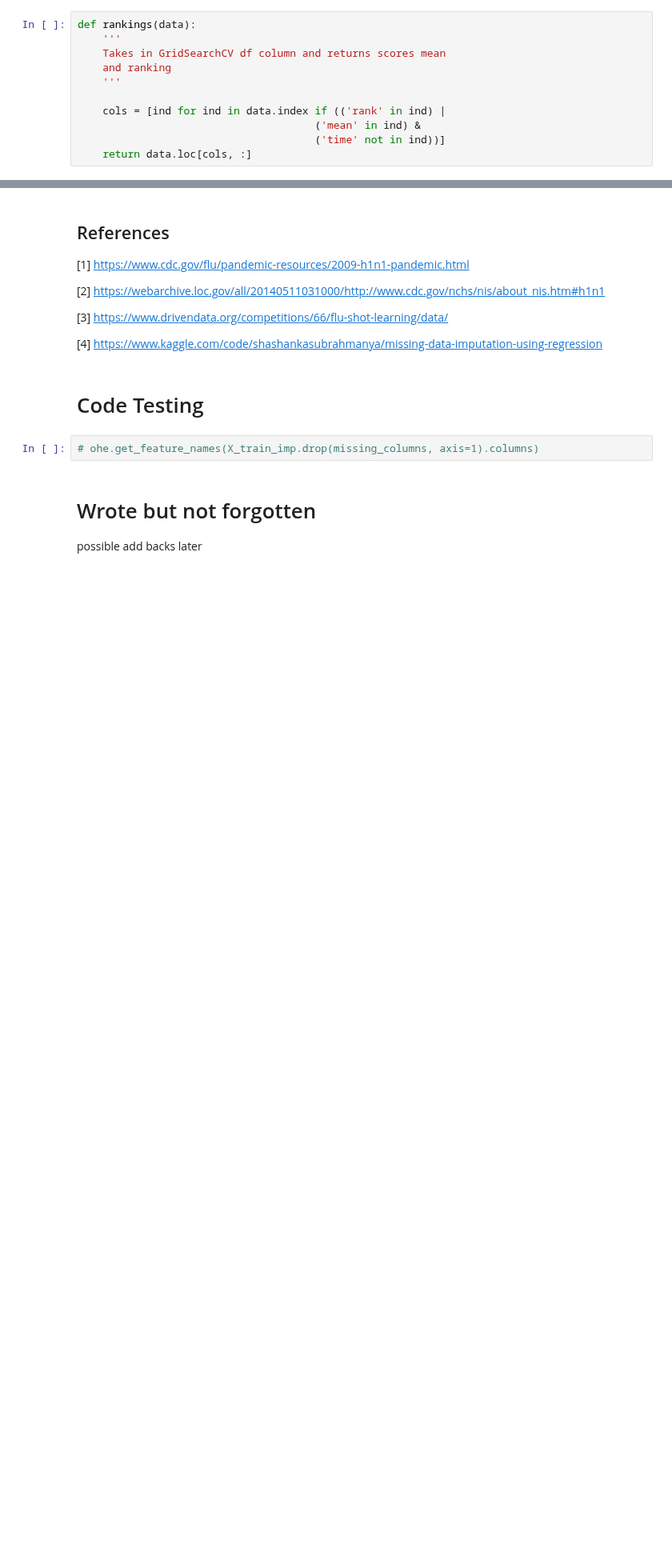
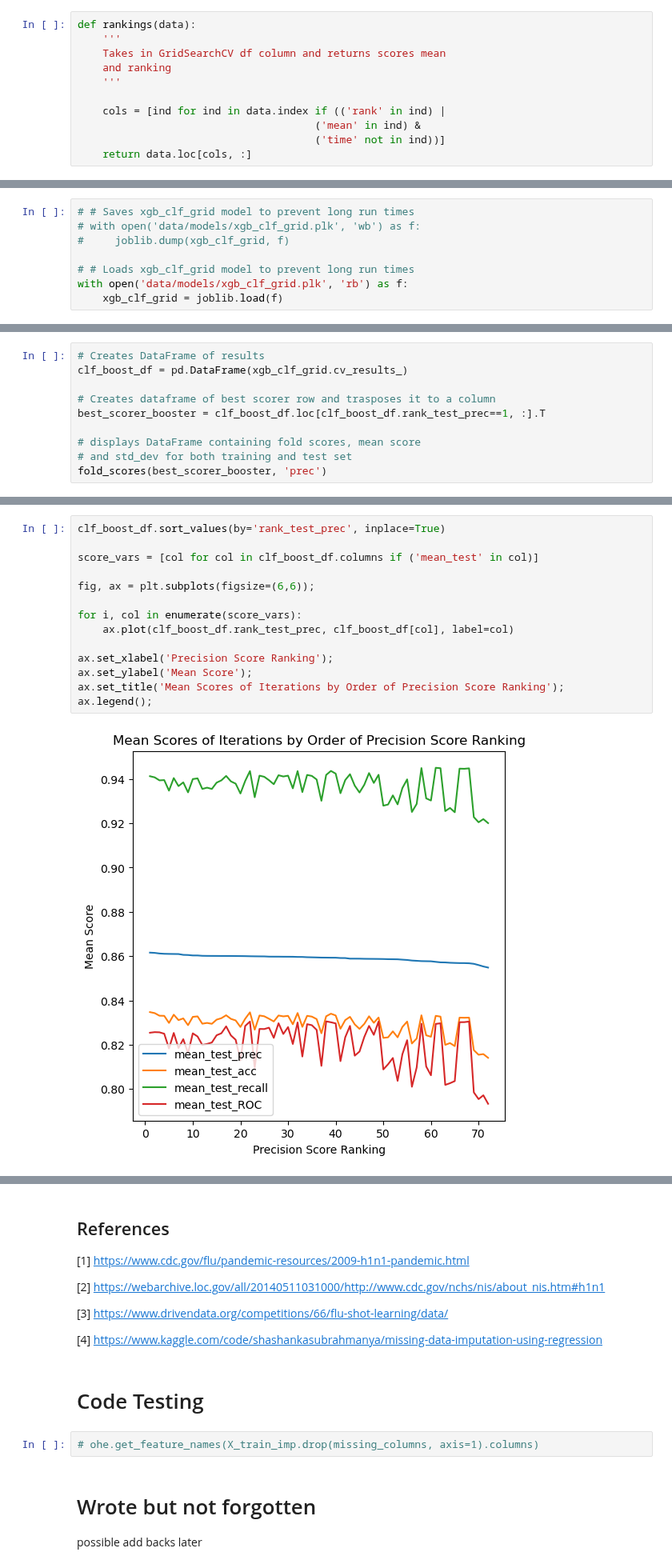
Before and after one commit to cschneck7/phase_3_project, a Jupyter notebook: H1N1 Vaccine Classification Notebook.ipynb, the cells around one changed output, grey strips where cells are left out. Shown at 80% size. Cells and saved outputs as stored; diff of their text form; blank space fills up the shorter version.

```diff
--- a/H1N1 Vaccine Classification Notebook.ipynb
+++ b/H1N1 Vaccine Classification Notebook.ipynb
@@ -1108,0 +1182,8 @@ param_grid = {
+# %%
+# # Saves xgb_clf_grid model to prevent long run times
+# with open('data/models/xgb_clf_grid.plk', 'wb') as f:
+#     joblib.dump(xgb_clf_grid, f)
+
+# # Loads xgb_clf_grid model to prevent long run times
+with open('data/models/xgb_clf_grid.plk', 'rb') as f:
+    xgb_clf_grid = joblib.load(f)
@@ -1108,0 +1196,10 @@ param_grid = {
+# %%
+# Creates DataFrame of results
+clf_boost_df = pd.DataFrame(xgb_clf_grid.cv_results_)
+
+# Creates dataframe of best scorer row and trasposes it to a column
+best_scorer_booster = clf_boost_df.loc[clf_boost_df.rank_test_prec==1, :].T
+
+# displays DataFrame containing fold scores, mean score
+# and std_dev for both training and test set
+fold_scores(best_scorer_booster, 'prec')
@@ -1108,0 +1236,16 @@ param_grid = {
+# %%
+clf_boost_df.sort_values(by='rank_test_prec', inplace=True)
+
+score_vars = [col for col in clf_boost_df.columns if ('mean_test' in col)]
+
+fig, ax = plt.subplots(figsize=(6,6));
+
+for i, col in enumerate(score_vars):
+    ax.plot(clf_boost_df.rank_test_prec, clf_boost_df[col], label=col)
+
+ax.set_xlabel('Precision Score Ranking');
+ax.set_ylabel('Mean Score');
+ax.set_title('Mean Scores of Iterations by Order of Precision Score Ranking');
+ax.legend();
+# %% [output]
+[figure, added]
```
Also changed, not shown: parts of 60 cells of this notebook, 3 other files.
